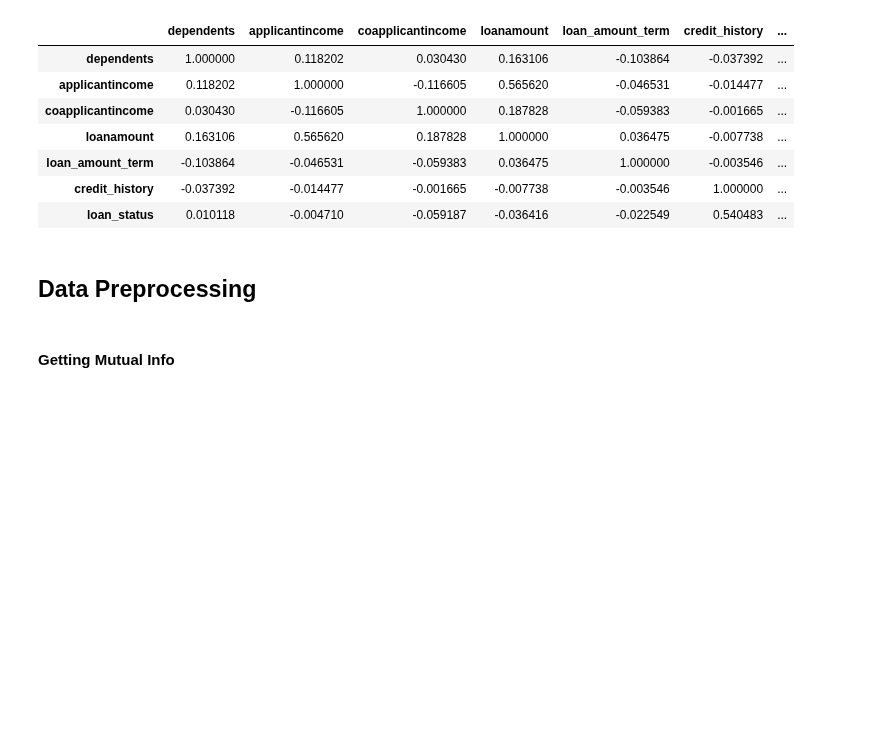
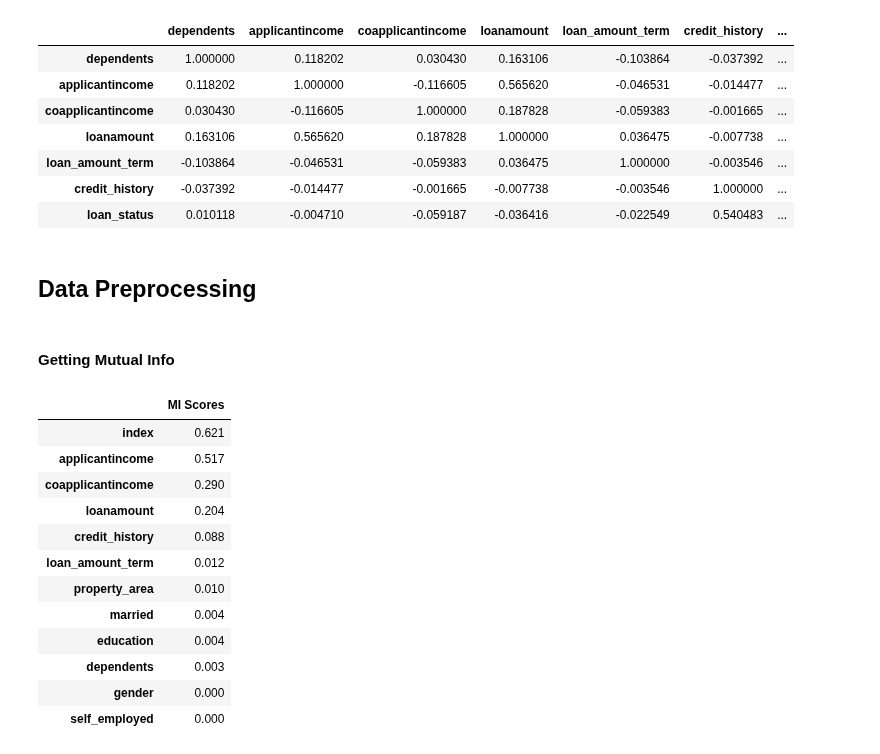
Before and after one commit to masete/Home-Loan-Approval, a Jupyter notebook: homeapproval.ipynb, the cells around one changed output. Saved outputs shown, nothing was run; the diff lists cells and outputs as text; code cells hidden in the pictures; blank space fills up the shorter version.

Commit message:
plotting mi scores

```diff
--- a/homeapproval.ipynb
+++ b/homeapproval.ipynb
@@ -1174,19 +1174,33 @@ for col in list_object:
 # %%
 # getting the Mutual Information about the data
 X_mutual = df_train.astype("int64").reset_index().copy()
 y_mutual = X_mutual.pop("loan_status")
 
-del X_mutual["id"]
+del X_mutual["loan_id"]
 
 # all discrete features should now have integer dtypes
 discrete_features = X_mutual.dtypes == int
 
 # mi scores function
 def make_mi_scores(X_mutual, y_mutual, discrete_features):
     mi_scores = mutual_info_classif(X_mutual, y_mutual, discrete_features=discrete_features)
     mi_scores = pd.Series(mi_scores, name="MI Scores", index=X_mutual.columns)
     mi_scores = mi_scores.sort_values(ascending=False)
     return mi_scores
 
 mi_scores = make_mi_scores(X_mutual, y_mutual, discrete_features)
 mi_scores.to_frame()
+# %% [output]
+|  | MI Scores |
+| index | 0.621 |
+| applicantincome | 0.517 |
+| coapplicantincome | 0.290 |
+| loanamount | 0.204 |
+| credit_history | 0.088 |
+| loan_amount_term | 0.012 |
+| property_area | 0.010 |
+| married | 0.004 |
+| education | 0.004 |
+| dependents | 0.003 |
+| gender | 0.000 |
+| self_employed | 0.000 |
```
